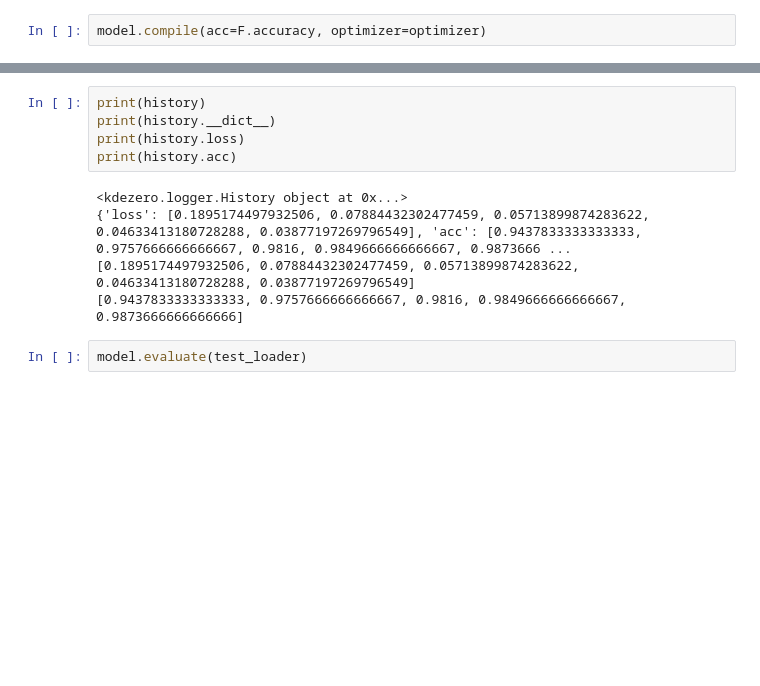
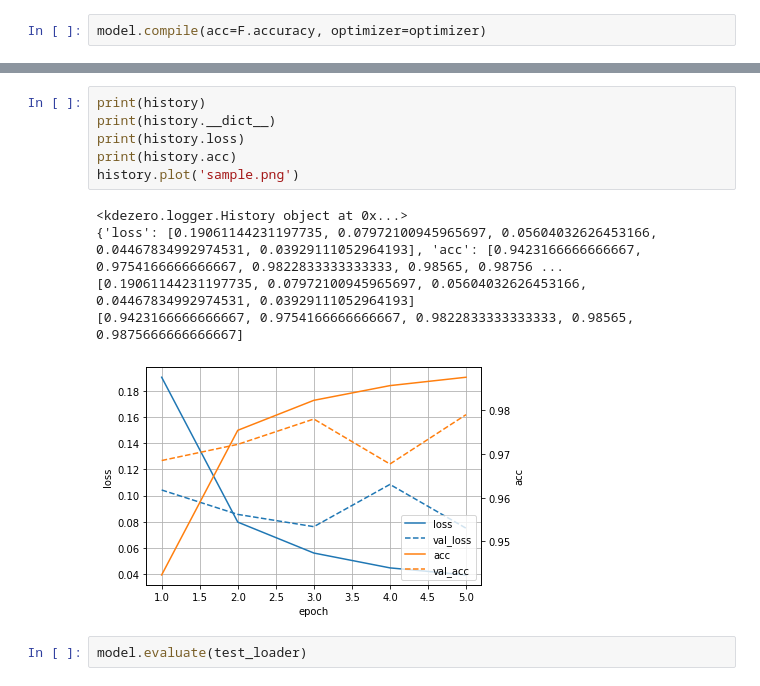
Before and after one commit to kotabrog/K_DeZero, a Jupyter notebook: notebook/test.ipynb, the cells around one changed output, grey strips where cells are left out. Drawn from its saved outputs; the diff is of its cells as text; blank space fills up the shorter version.

Commit message:
added hisotry plot and history.ipynb

```diff
--- a/notebook/test.ipynb
+++ b/notebook/test.ipynb
@@ -49,13 +49,15 @@ val loss: 0.07475507325711078, accuracy: 0.9771
 # %%
 print(history)
 print(history.__dict__)
 print(history.loss)
 print(history.acc)
+history.plot('sample.png')
 # %% [output]
 <kdezero.logger.History object at 0x...>
-{'loss': [0.1895174497932506, 0.07884432302477459, 0.05713899874283622, 0.04633413180728288, 0.03877197269796549], 'acc': [0.9437833333333333, 0.9757666666666667, 0.9816, 0.9849666666666667, 0.9873666 ...
-[0.1895174497932506, 0.07884432302477459, 0.05713899874283622, 0.04633413180728288, 0.03877197269796549]
-[0.9437833333333333, 0.9757666666666667, 0.9816, 0.9849666666666667, 0.9873666666666666]
+{'loss': [0.19061144231197735, 0.07972100945965697, 0.05604032626453166, 0.04467834992974531, 0.03929111052964193], 'acc': [0.9423166666666667, 0.9754166666666667, 0.9822833333333333, 0.98565, 0.98756 ...
+[0.19061144231197735, 0.07972100945965697, 0.05604032626453166, 0.04467834992974531, 0.03929111052964193]
+[0.9423166666666667, 0.9754166666666667, 0.9822833333333333, 0.98565, 0.9875666666666667]
+[figure, added]
 # %%
 model.evaluate(test_loader)
 # %% [output]
```
Also changed, not shown: parts of 2 cells of this notebook, 3 other files.
